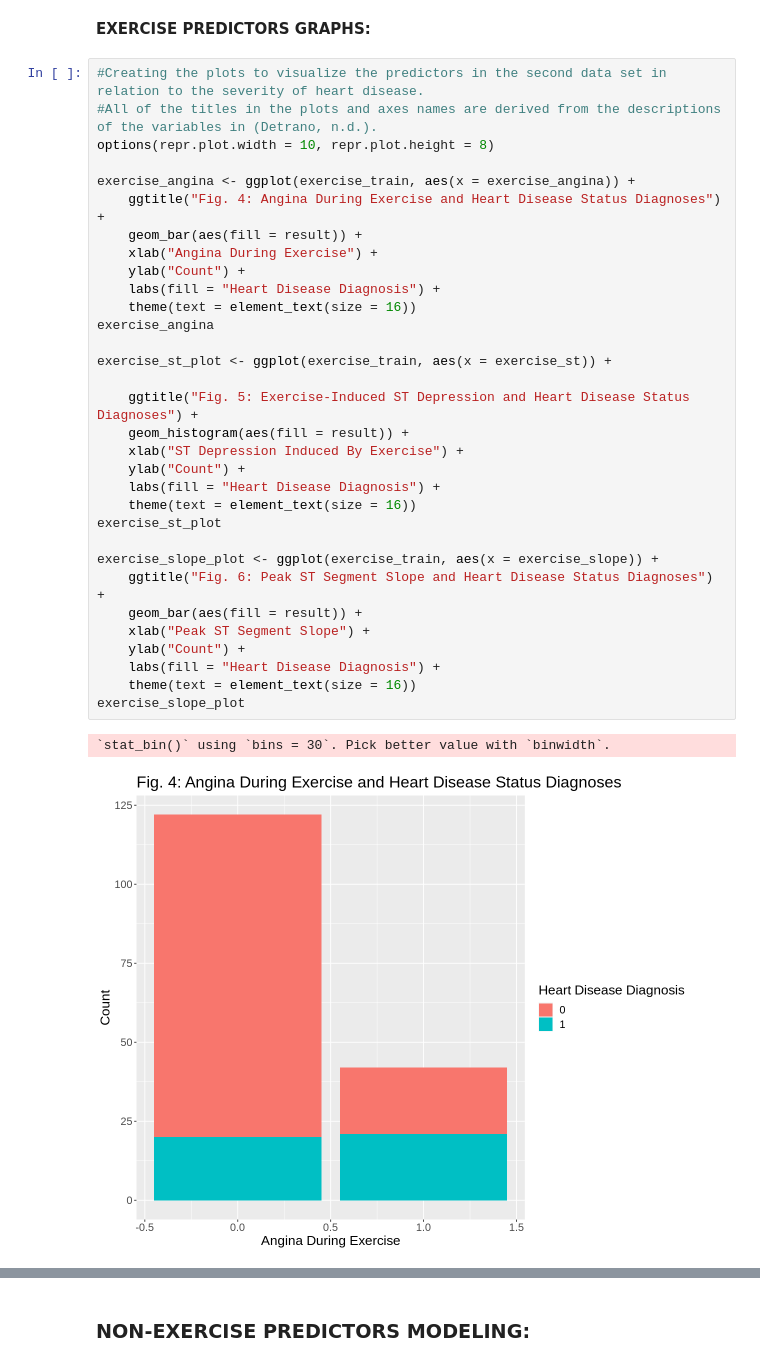
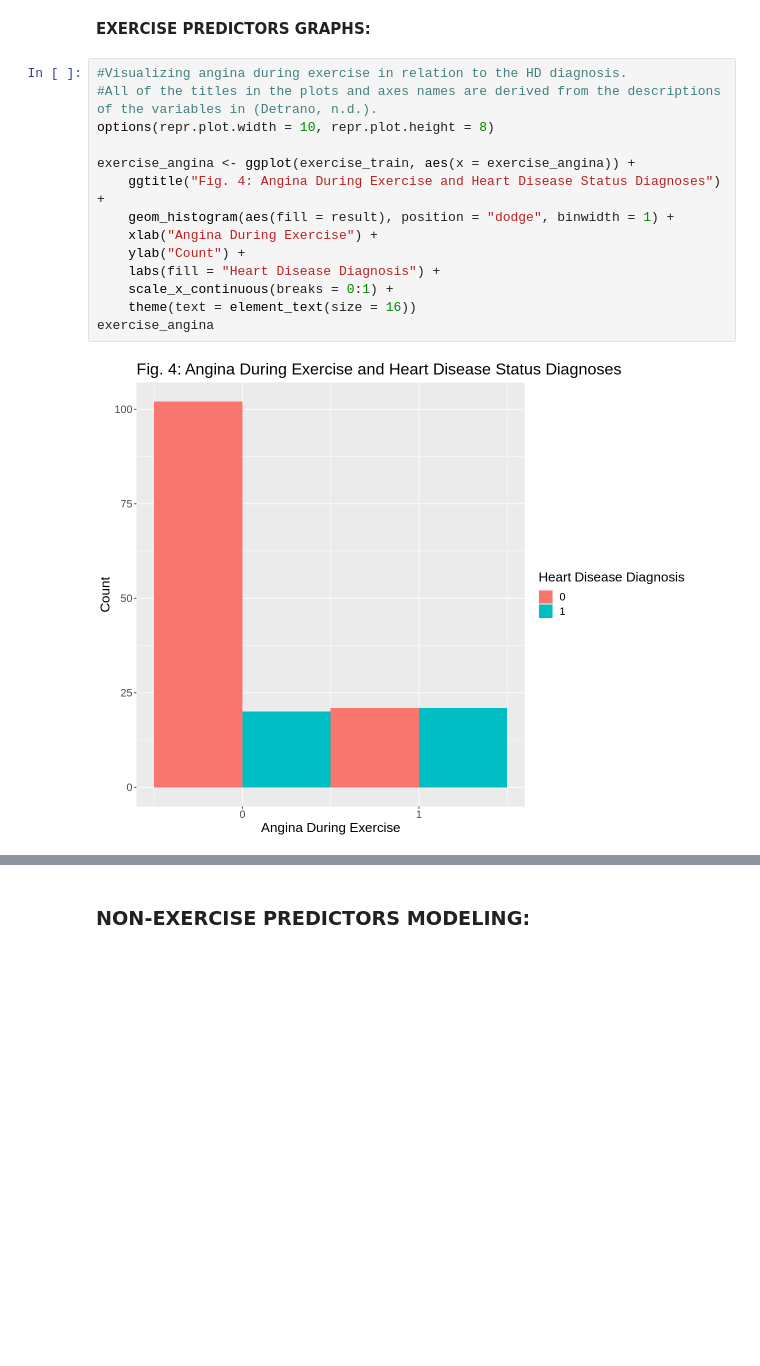
Before and after one commit to chenjerry623/DSCI100-Group17-Project, a Jupyter notebook: Group-17-Project.ipynb, the cells around one changed output, grey strips where cells are left out. Saved outputs shown, nothing was run; the diff lists cells and outputs as text; blank space fills up the shorter version.

```diff
--- a/Group-17-Project.ipynb
+++ b/Group-17-Project.ipynb
@@ -168,37 +183,18 @@ These plots depict the predictors’ distribution, indicating the association be
 # %% [markdown]
 <b>EXERCISE PREDICTORS GRAPHS:</b>
 # %%
-#Creating the plots to visualize the predictors in the second data set in relation to the severity of heart disease.
+#Visualizing angina during exercise in relation to the HD diagnosis.
 #All of the titles in the plots and axes names are derived from the descriptions of the variables in (Detrano, n.d.).
 options(repr.plot.width = 10, repr.plot.height = 8)
 
 exercise_angina <- ggplot(exercise_train, aes(x = exercise_angina)) +
     ggtitle("Fig. 4: Angina During Exercise and Heart Disease Status Diagnoses") +
-    geom_bar(aes(fill = result)) +
+    geom_histogram(aes(fill = result), position = "dodge", binwidth = 1) +
     xlab("Angina During Exercise") +
     ylab("Count") +
     labs(fill = "Heart Disease Diagnosis") +
+    scale_x_continuous(breaks = 0:1) +
     theme(text = element_text(size = 16))
 exercise_angina
-
-exercise_st_plot <- ggplot(exercise_train, aes(x = exercise_st)) +
-
-    ggtitle("Fig. 5: Exercise-Induced ST Depression and Heart Disease Status Diagnoses") +
-    geom_histogram(aes(fill = result)) +
-    xlab("ST Depression Induced By Exercise") +
-    ylab("Count") +
-    labs(fill = "Heart Disease Diagnosis") +
-    theme(text = element_text(size = 16))
-exercise_st_plot
-
-exercise_slope_plot <- ggplot(exercise_train, aes(x = exercise_slope)) +
-    ggtitle("Fig. 6: Peak ST Segment Slope and Heart Disease Status Diagnoses") +
-    geom_bar(aes(fill = result)) +
-    xlab("Peak ST Segment Slope") +
-    ylab("Count") +
-    labs(fill = "Heart Disease Diagnosis") +
-    theme(text = element_text(size = 16))
-exercise_slope_plot
 # %% [output]
-`stat_bin()` using `bins = 30`. Pick better value with `binwidth`.
-[figure, old version]
+[figure, new version]
```
Also changed, not shown: parts of 53 cells of this notebook.
